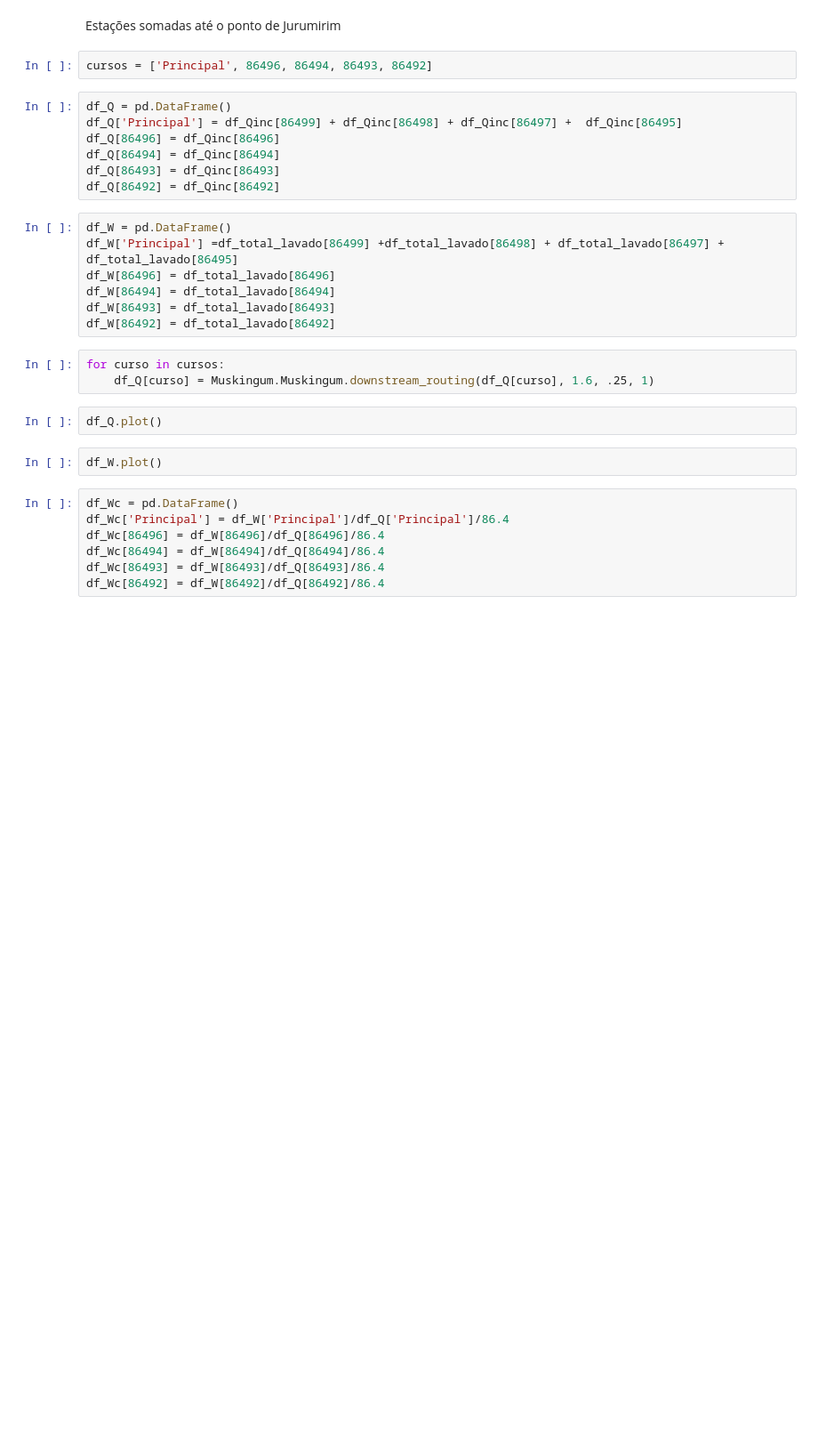
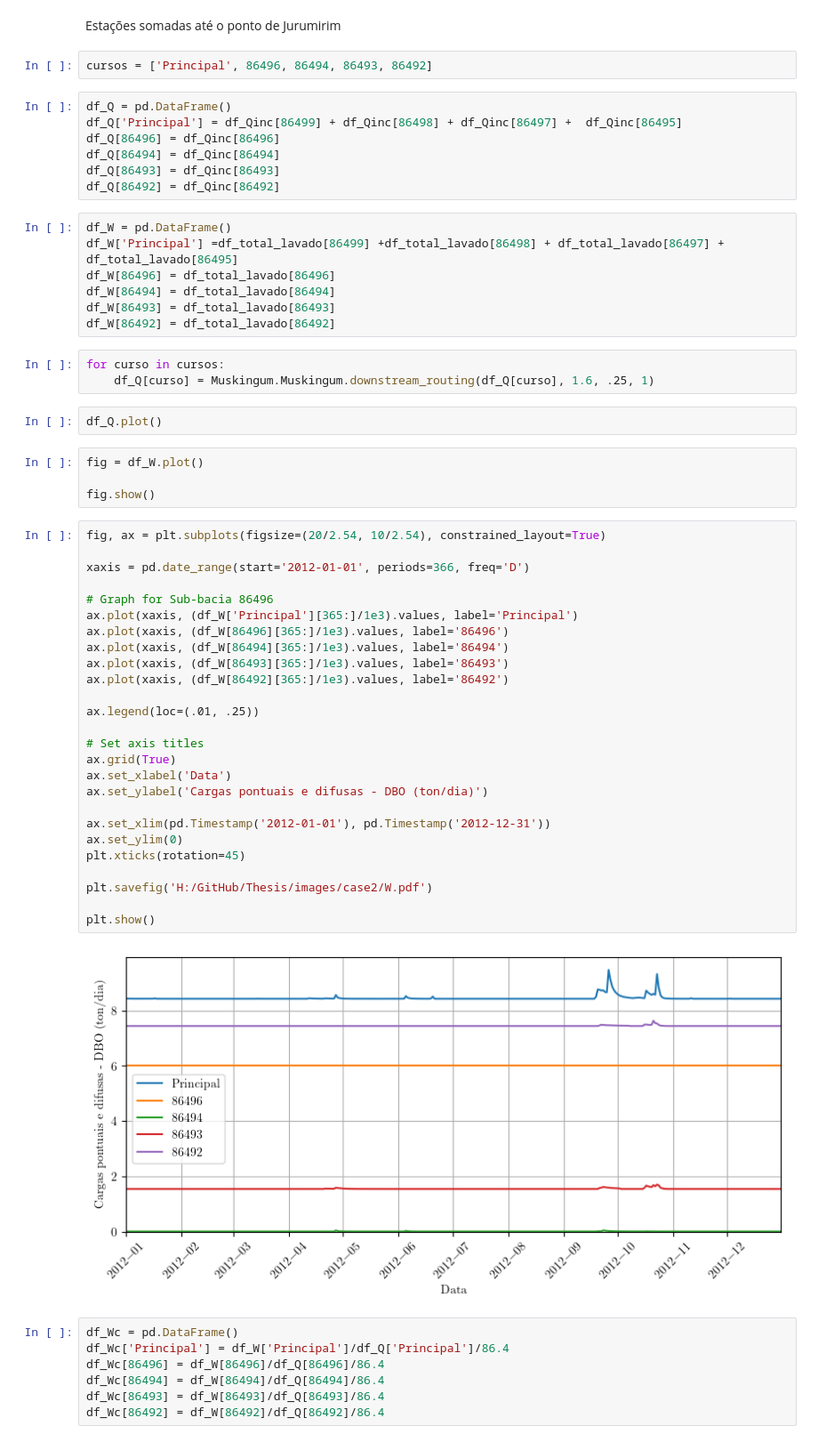
Before and after one commit to dariohhossoda/MOGESTpy, a Jupyter notebook: Applications/quality.ipynb, the cells around one changed output. Shown at 89% size. Cells and saved outputs as stored; diff of their text form; blank space fills up the shorter version.

```diff
--- a/Applications/quality.ipynb
+++ b/Applications/quality.ipynb
@@ -300,8 +357,38 @@ for curso in cursos:
     df_Q[curso] = Muskingum.Muskingum.downstream_routing(df_Q[curso], 1.6, .25, 1)
 # %%
 df_Q.plot()
-# %%
-df_W.plot()
+# %%
+fig = df_W.plot()
+
+fig.show()
+# %%
+fig, ax = plt.subplots(figsize=(20/2.54, 10/2.54), constrained_layout=True)
+
+xaxis = pd.date_range(start='2012-01-01', periods=366, freq='D')
+
+# Graph for Sub-bacia 86496
+ax.plot(xaxis, (df_W['Principal'][365:]/1e3).values, label='Principal')
+ax.plot(xaxis, (df_W[86496][365:]/1e3).values, label='86496')
+ax.plot(xaxis, (df_W[86494][365:]/1e3).values, label='86494')
+ax.plot(xaxis, (df_W[86493][365:]/1e3).values, label='86493')
+ax.plot(xaxis, (df_W[86492][365:]/1e3).values, label='86492')
+
+ax.legend(loc=(.01, .25))
+
+# Set axis titles
+ax.grid(True)
+ax.set_xlabel('Data')
+ax.set_ylabel('Cargas pontuais e difusas - DBO (ton/dia)')
+
+ax.set_xlim(pd.Timestamp('2012-01-01'), pd.Timestamp('2012-12-31'))
+ax.set_ylim(0)
+plt.xticks(rotation=45)
+
+plt.savefig('H:/GitHub/Thesis/images/case2/W.pdf')
+
+plt.show()
+# %% [output]
+[figure, added]
 # %%
 df_Wc = pd.DataFrame()
 df_Wc['Principal'] = df_W['Principal']/df_Q['Principal']/86.4
```
Also changed, not shown: parts of 14 cells of this notebook, 16 other files.
